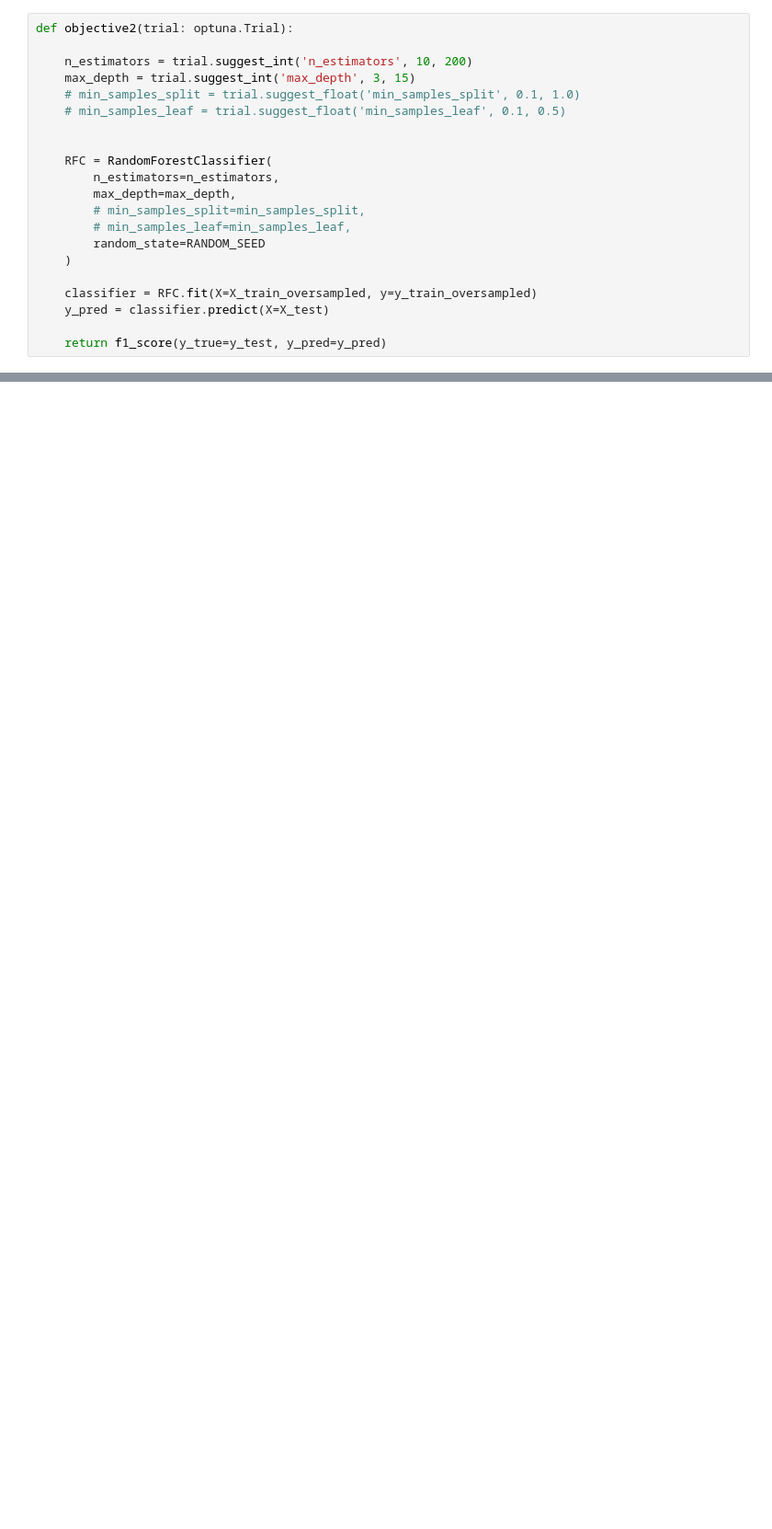
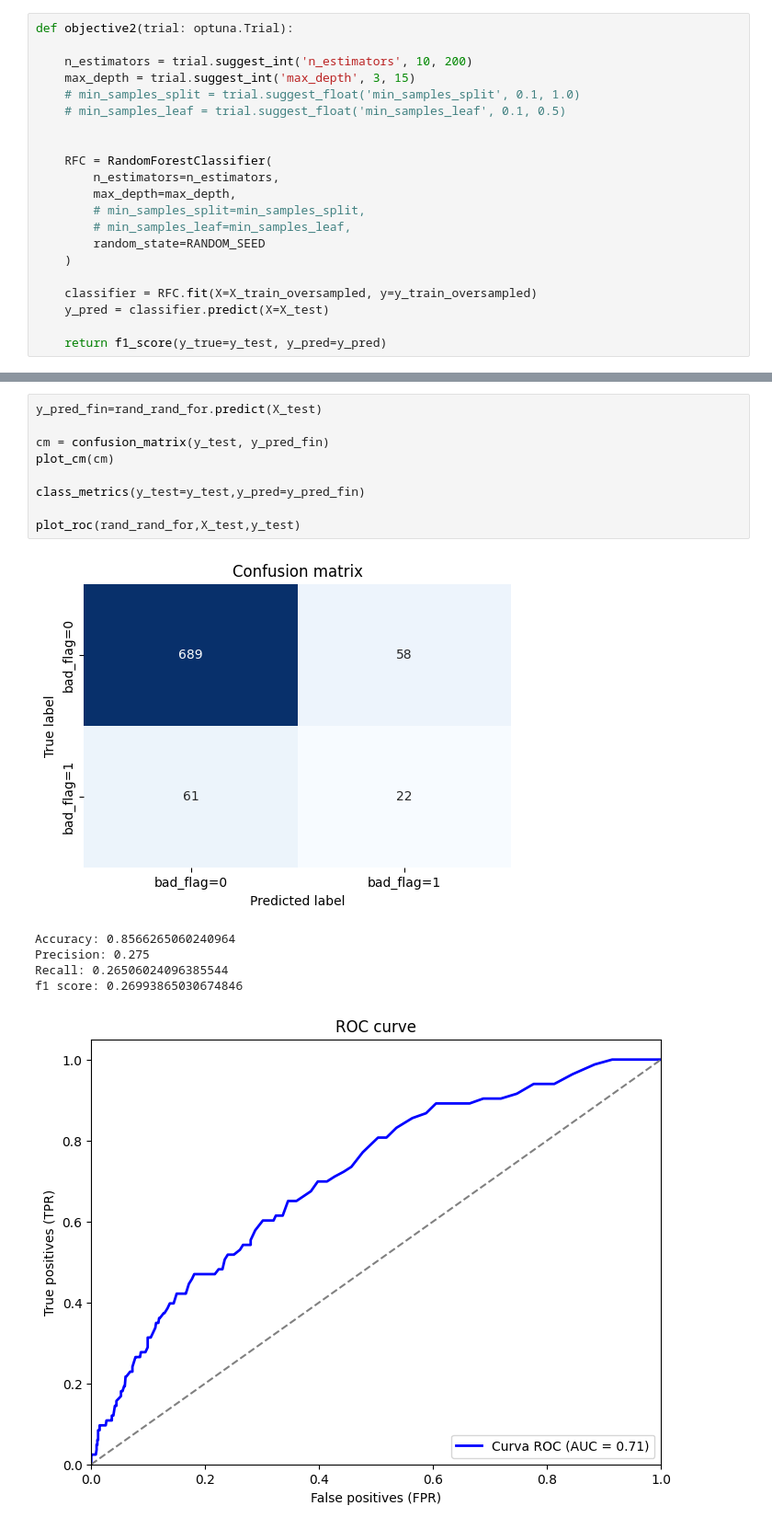
Before and after one commit to GonzaloDC/ML_Classification, a Jupyter notebook: Notebooks/Exp_2 SMOTE.ipynb, the cells around one changed output, grey strips where cells are left out. Shown: that part at 92% size. Cells and saved outputs as stored; diff of their text form; blank space fills up the shorter version.

```diff
--- a/Notebooks/Exp_2 SMOTE.ipynb
+++ b/Notebooks/Exp_2 SMOTE.ipynb
@@ -238,0 +295,16 @@ plt.show()
+# %%
+y_pred_fin=rand_rand_for.predict(X_test)
+
+cm = confusion_matrix(y_test, y_pred_fin)
+plot_cm(cm)
+
+class_metrics(y_test=y_test,y_pred=y_pred_fin)
+
+plot_roc(rand_rand_for,X_test,y_test)
+# %% [output]
+[figure, added]
+Accuracy: 0.8566265060240964
+Precision: 0.275
+Recall: 0.26506024096385544
+f1 score: 0.26993865030674846
+[figure, added]
```
Also changed, not shown: parts of 25 cells of this notebook, 2 other files.
